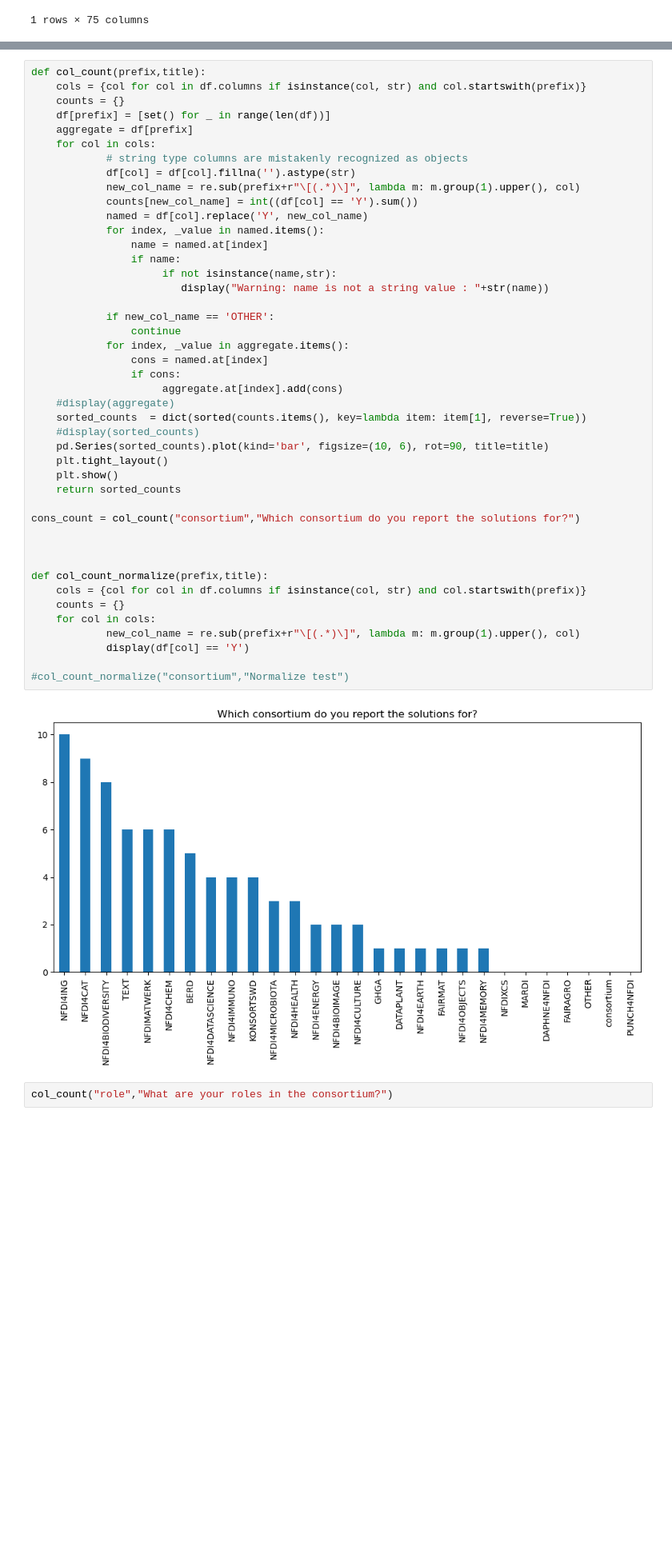
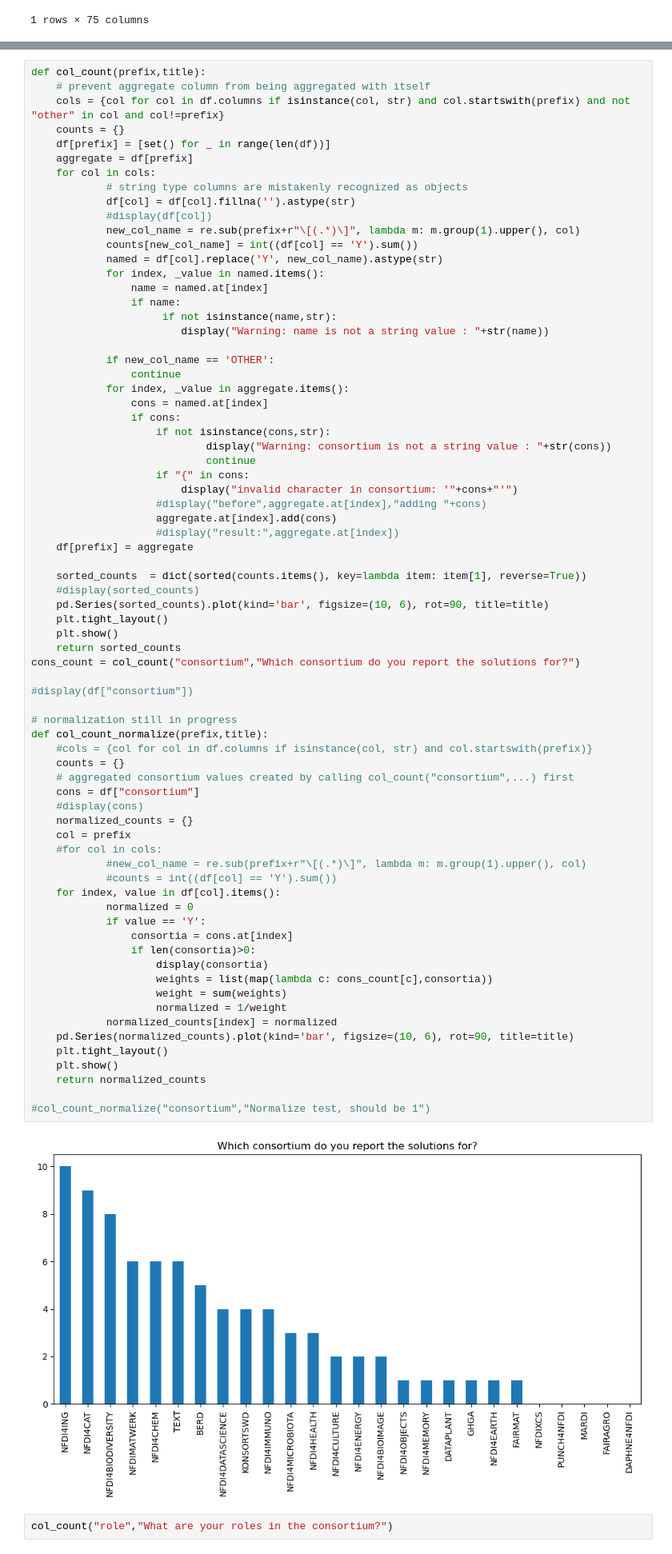
Before and after one commit to KonradHoeffner/softwaresurvey, a Jupyter notebook: results.ipynb, the cells around one changed output, grey strips where cells are left out. Shown at 80% size. Drawn from its saved outputs; the diff is of its cells as text; blank space fills up the shorter version.

```diff
--- a/results.ipynb
+++ b/results.ipynb
@@ -22,49 +22,78 @@ display("The survey responses were submitted between "+mindate.strftime('%d %B %
 # %%
 def col_count(prefix,title):
-    cols = {col for col in df.columns if isinstance(col, str) and col.startswith(prefix)}
+    # prevent aggregate column from being aggregated with itself
+    cols = {col for col in df.columns if isinstance(col, str) and col.startswith(prefix) and not "other" in col and col!=prefix}
     counts = {}
     df[prefix] = [set() for _ in range(len(df))]
     aggregate = df[prefix]
     for col in cols:
             # string type columns are mistakenly recognized as objects
             df[col] = df[col].fillna('').astype(str)
+            #display(df[col])
             new_col_name = re.sub(prefix+r"\[(.*)\]", lambda m: m.group(1).upper(), col)
             counts[new_col_name] = int((df[col] == 'Y').sum())
-            named = df[col].replace('Y', new_col_name)
+            named = df[col].replace('Y', new_col_name).astype(str)
             for index, _value in named.items():
                 name = named.at[index]
                 if name:
                      if not isinstance(name,str):
                         display("Warning: name is not a string value : "+str(name))
 
             if new_col_name == 'OTHER':
                 continue
             for index, _value in aggregate.items():
                 cons = named.at[index]
                 if cons:
-                     aggregate.at[index].add(cons)
-    #display(aggregate)
+                    if not isinstance(cons,str):
+                            display("Warning: consortium is not a string value : "+str(cons))
+                            continue
+                    if "{" in cons:
+                        display("invalid character in consortium: '"+cons+"'")
+                    #display("before",aggregate.at[index],"adding "+cons)
+                    aggregate.at[index].add(cons)
+                    #display("result:",aggregate.at[index])
+    df[prefix] = aggregate
+
     sorted_counts  = dict(sorted(counts.items(), key=lambda item: item[1], reverse=True))
     #display(sorted_counts)
     pd.Series(sorted_counts).plot(kind='bar', figsize=(10, 6), rot=90, title=title)
     plt.tight_layout()
     plt.show()
     return sorted_counts
-
 cons_count = col_count("consortium","Which consortium do you report the solutions for?")
 
+#display(df["consortium"])
 
+# normalization still in progress
+def col_count_normalize(prefix,title):
+    #cols = {col for col in df.columns if isinstance(col, str) and col.startswith(prefix)}
+    counts = {}
+    # aggregated consortium values created by calling col_count("consortium",...) first
+    cons = df["consortium"]
+    #display(cons)
+    normalized_counts = {}
+    col = prefix
+    #for col in cols:
+            #new_col_name = re.sub(prefix+r"\[(.*)\]", lambda m: m.group(1).upper(), col)
+            #counts = int((df[col] == 'Y').sum())
+    for index, value in df[col].items():
+            normalized = 0
+            if value == 'Y':
+                consortia = cons.at[index]
+                if len(consortia)>0:
+                    display(consortia)
+                    weights = list(map(lambda c: cons_count[c],consortia))
+                    weight = sum(weights)
+                    normalized = 1/weight
+            normalized_counts[index] = normalized
+    pd.Series(normalized_counts).plot(kind='bar', figsize=(10, 6), rot=90, title=title)
+    plt.tight_layout()
+    plt.show()
+    return normalized_counts
 
-def col_count_normalize(prefix,title):
-    cols = {col for col in df.columns if isinstance(col, str) and col.startswith(prefix)}
-    counts = {}
-    for col in cols:
-            new_col_name = re.sub(prefix+r"\[(.*)\]", lambda m: m.group(1).upper(), col)
-            display(df[col] == 'Y')
-
-#col_count_normalize("consortium","Normalize test")
+#col_count_normalize("consortium","Normalize test, should be 1")
 # %% [output]
-[figure, old version]
+[figure, new version]
 # %%
 col_count("role","What are your roles in the consortium?")
 # %% [output]
```
Also changed, not shown: parts of 1 cell of this notebook.
